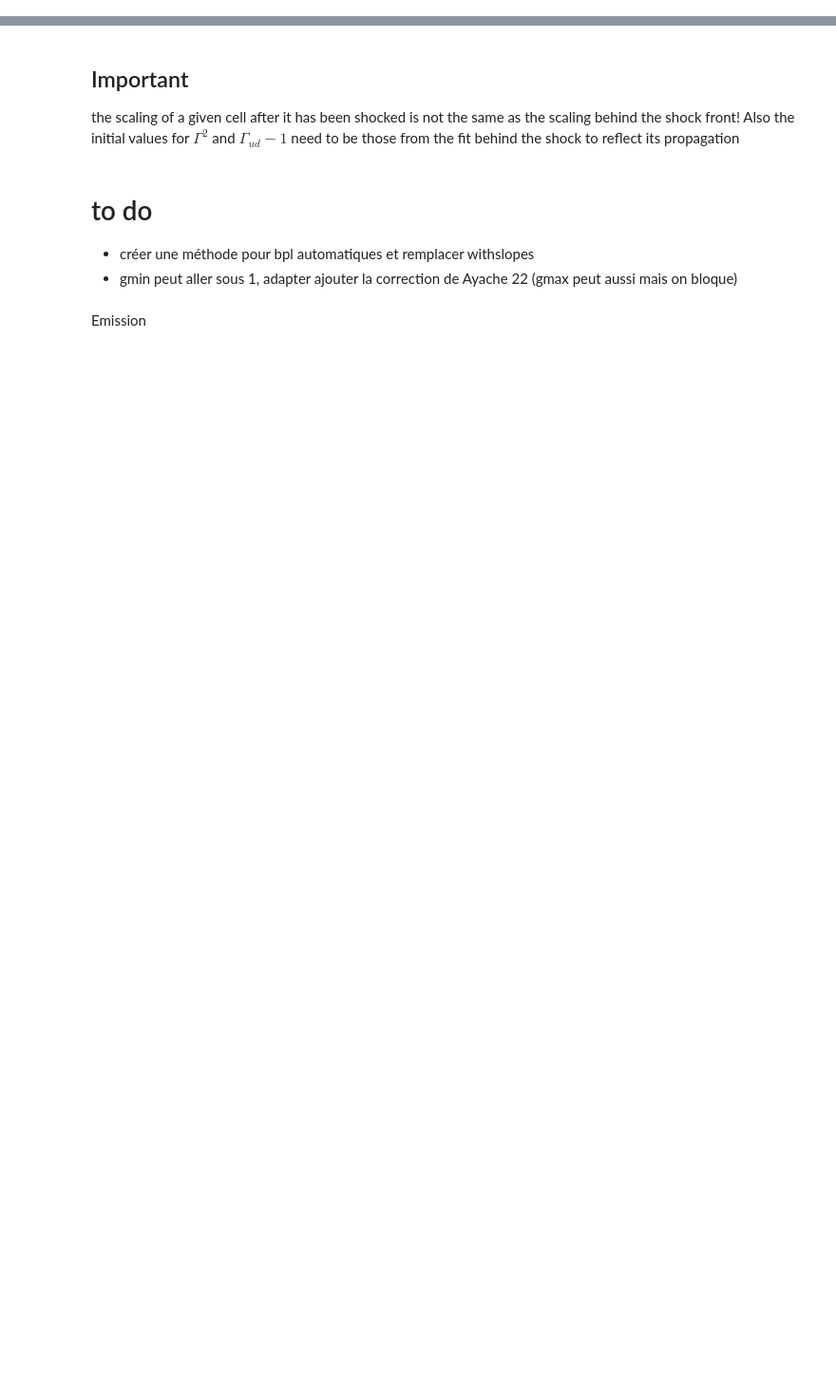
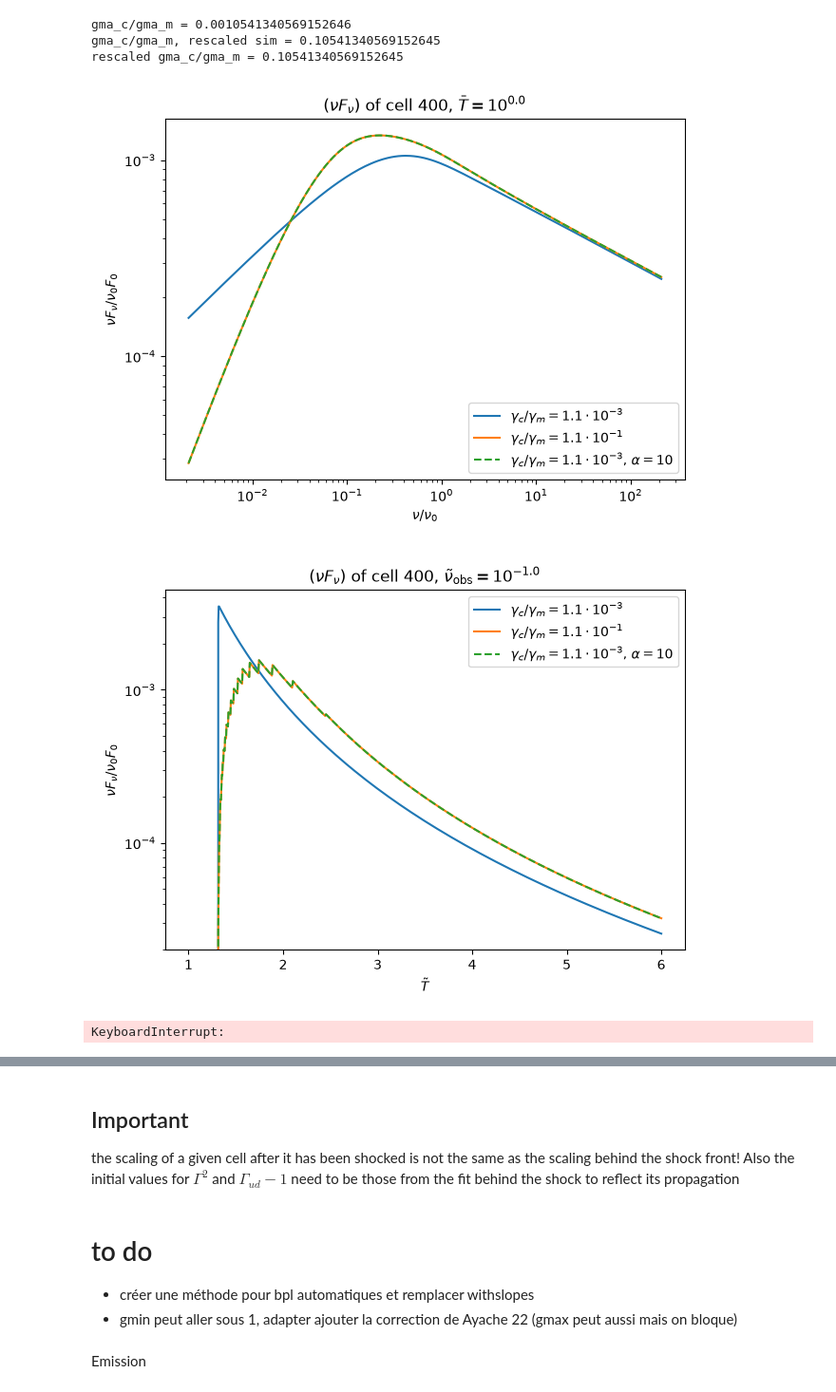
Before and after one commit to ACharletENSL/GAMMA_MWN, a Jupyter notebook: bin/Tools/project_v2/test_cooling.ipynb, the cells around one changed output, grey strips where cells are left out. Shown at 95% size. Cells and saved outputs as stored; diff of their text form; code cells hidden in the pictures; blank space fills up the shorter version.

```diff
--- a/bin/Tools/project_v2/test_cooling.ipynb
+++ b/bin/Tools/project_v2/test_cooling.ipynb
@@ -41,0 +12,79 @@ def sci_notation(num, decimal_digits=1, precision=None, exponent=None):
+# %%
+key = 'cooling_fid'
+env = MyEnv(key)
+print('gma_c/gma_m =', env.gma_c/env.gma_m)
+env2 = MyEnv('cooling_alpha=10')
+print('gma_c/gma_m, rescaled sim =', env2.gma_c/env2.gma_m)
+alpha = 10  # length-time
+zeta = 1      # mass-energy
+env3 = rescale_hydro(alpha, zeta, env)
+print('rescaled gma_c/gma_m =', env3.gma_c/env3.gma_m)
+# %% [output]
+gma_c/gma_m = 0.0010541340569152646
+gma_c/gma_m, rescaled sim = 0.10541340569152645
+rescaled gma_c/gma_m = 0.10541340569152645
+# %%
+key1 = 'cooling_fid'
+key2 = 'cooling_alpha=10'
+k = 400
+### Computation over one cell
+nuobs1, Tobs1, env1, nF1 = get_cell_nuFnu(key1, k)
+nuobs2, Tobs2, env2, nF2 = get_cell_nuFnu(key2, k)
+nuobs3, Tobs3, env3, nF3 = get_cell_nuFnu(key1, k, alpha=10)
+Tb1 = (Tobs1-env1.Ts)/env1.T0
+Tb2 = (Tobs2-env2.Ts)/env2.T0
+Tb3 = (Tobs3-env3.Ts)/env3.T0
+nub1 = nuobs1/(1.5*env1.nu0)
+nub2 = nuobs2/(1.5*env2.nu0)
+nub3 = nuobs3/(1.5*env3.nu0)
+ratio1 = env1.gma_c/env1.gma_m
+ratio2 = env2.gma_c/env2.gma_m
+ratio3 = env3.gma_c/env3.gma_m
+label1 = f'$\\gamma_c/\\gamma_m=${sci_notation(ratio1)}'
+label2 = f'$\\gamma_c/\\gamma_m=${sci_notation(ratio2)}'
+label3 = f'$\\gamma_c/\\gamma_m=${sci_notation(ratio1)}, $\\alpha=10$'
+# %%
+logT = 0
+fig, ax = plt.subplots()
+plt.title(f'$(\\nu F_\\nu)$ of cell {k}, $\\bar{{T}}=10^{{{logT:.1f}}}$')
+plot_spectrum(logT, Tb1, nub1, nF1, ax_in=ax, label=label1)
+#ylims = ax.get_ylim()
+#ax.set_ylim(ylims)
+plot_spectrum(logT, Tb2, nub2, nF2, ax_in=ax, ls='-', label=label2)
+plot_spectrum(logT, Tb3, nub3, nF3, ax_in=ax, ls='--', label=label3)
+ax.set_xlabel(nu_label)
+ax.set_ylabel(nF_label)
+plt.legend()
+plt.tight_layout()
+lognu = -1
+fig, ax = plt.subplots()
+plt.title(f'$(\\nu F_\\nu)$ of cell {k}, $\\tilde{{\\nu}}_{{\\rm obs}}=10^{{{lognu:.1f}}}$')
+plot_lightcurve(lognu, Tb1, nub1, nF1, ax_in=ax, label=label1)
+plot_lightcurve(lognu, Tb2, nub2, nF2, ax_in=ax, ls='-', label=label2)
+plot_lightcurve(lognu, Tb3, nub3, nF3, ax_in=ax, ls='--', label=label3)
+ax.set_xlabel(T_label)
+ax.set_ylabel(nF_label)
+plt.legend()
+plt.tight_layout()
+# %% [output]
+[figure, added]
+[figure, added]
+# %%
+key1 = 'cooling_fid'
+key2 = 'cooling_alpha=10'
+### Full shell computation
+z = 4
+nuobs1, Tobs1, env1, nF1 = get_shell_nuFnu(key1, z)
+nuobs2, Tobs2, env2, nF2 = get_shell_nuFnu(key2, z)
+nuobs3, Tobs3, env3, nF3 = get_shell_nuFnu(key1, z, alpha=10)
+Tb1 = (Tobs1-env1.Ts)/env1.T0
+Tb2 = (Tobs2-env2.Ts)/env2.T0
+Tb3 = (Tobs3-env3.Ts)/env3.T0
+nub1 = nuobs1/(1.5*env1.nu0)
+nub2 = nuobs2/(1.5*env2.nu0)
+nub3 = nuobs3/(1.5*env3.nu0)
+ratio1 = env1.gma_c/env1.gma_m
+ratio2 = env2.gma_c/env2.gma_m
+ratio3 = env3.gma_c/env3.gma_m
+# %% [output]
+KeyboardInterrupt:
```
Also changed, not shown: parts of 44 cells of this notebook, 35 other files.
